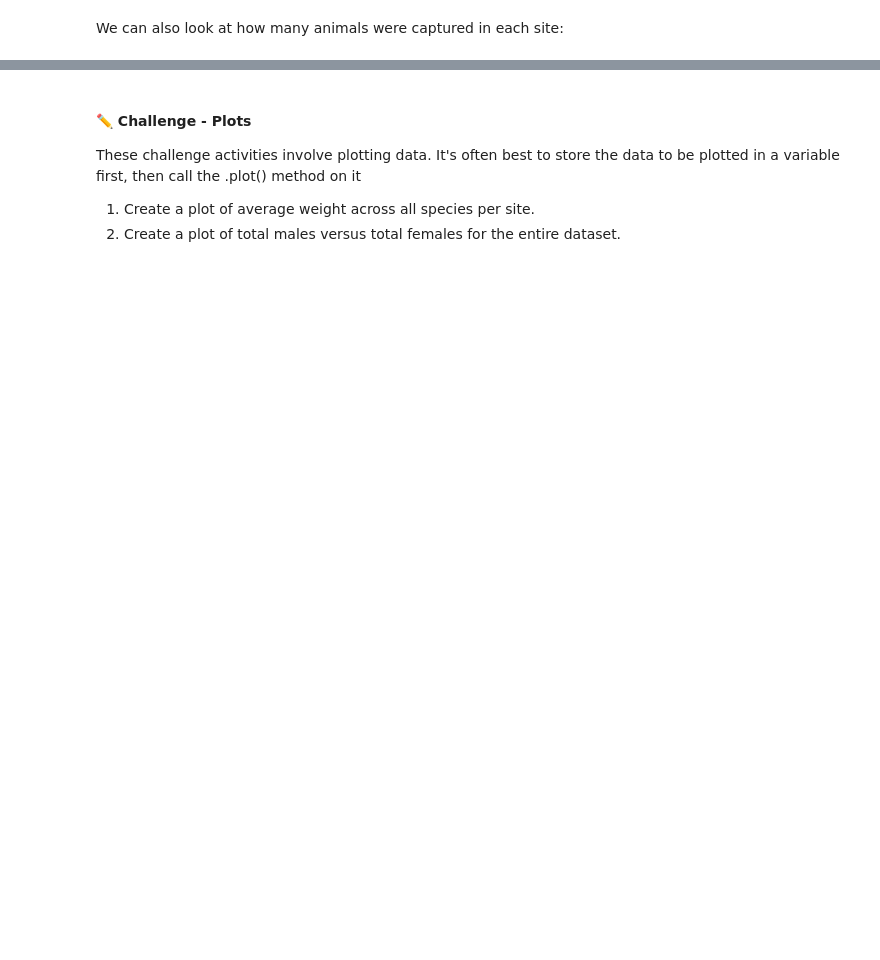
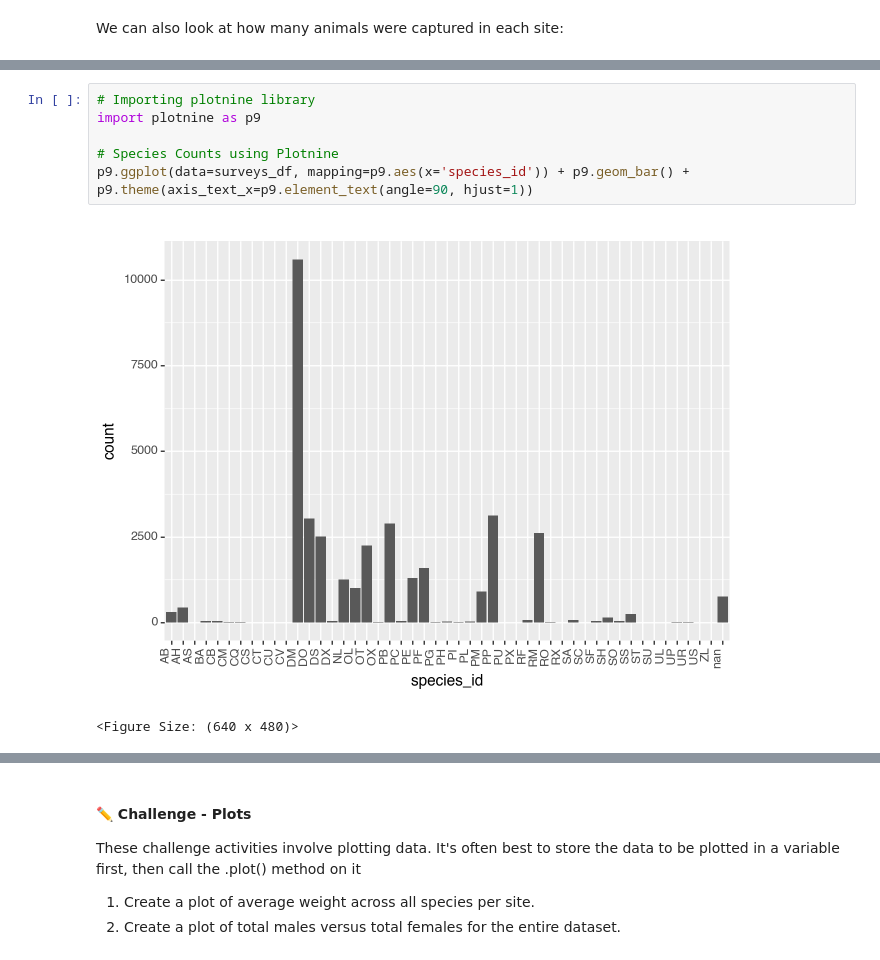
Before and after one commit to CurtinIDS/CIC_Carpentries_Python, a Jupyter notebook: notebooks/Intro_to_Python_Day1_Pt2.ipynb, the cells around one changed output, grey strips where cells are left out. Drawn from its saved outputs; the diff is of its cells as text; blank space fills up the shorter version.

```diff
--- a/notebooks/Intro_to_Python_Day1_Pt2.ipynb
+++ b/notebooks/Intro_to_Python_Day1_Pt2.ipynb
@@ -284,0 +579,9 @@ We can also look at how many animals were captured in each site:
+# %%
+# Importing plotnine library
+import plotnine as p9
+
+# Species Counts using Plotnine
+p9.ggplot(data=surveys_df, mapping=p9.aes(x='species_id')) + p9.geom_bar() + p9.theme(axis_text_x=p9.element_text(angle=90, hjust=1))
+# %% [output]
+[figure, added]
+<Figure Size: (640 x 480)>
```
Also changed, not shown: parts of 52 cells of this notebook.
